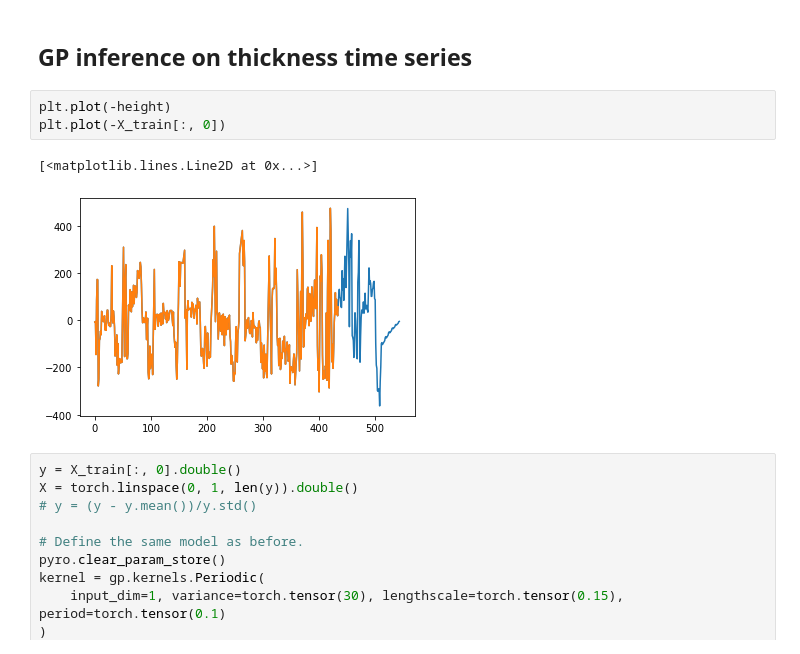
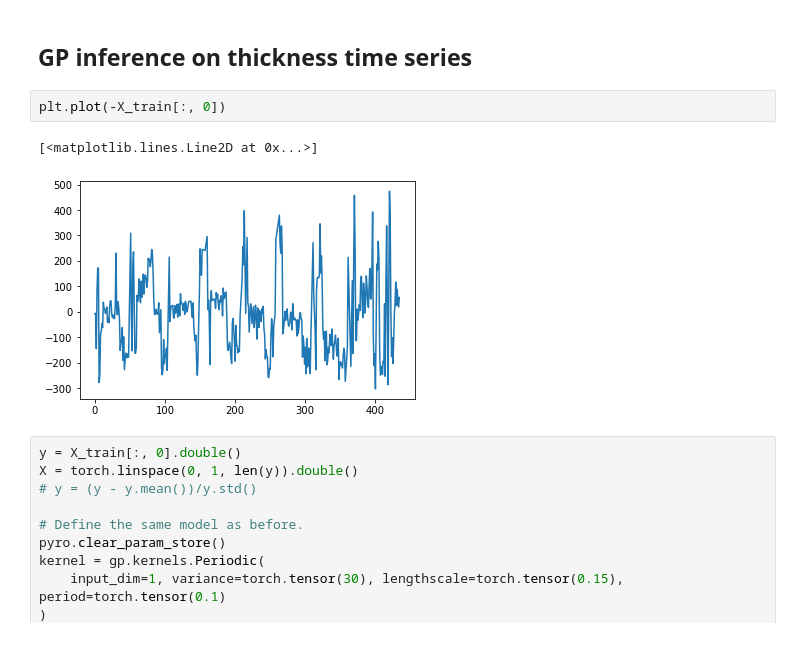
Before and after one commit to eyhl/premis, a Jupyter notebook: notebooks/chapter4.ipynb, the cells around one changed output. Cells and saved outputs as stored; diff of their text form.

Commit message:
final_model.pkl, ch4 and figures

```diff
--- a/notebooks/chapter4.ipynb
+++ b/notebooks/chapter4.ipynb
@@ -141,11 +141,10 @@ FFNN(
 # %% [markdown]
 ## GP inference on thickness time series
 # %%
-plt.plot(-height)
 plt.plot(-X_train[:, 0])
 # %% [output]
 [<matplotlib.lines.Line2D at 0x...>]
-[figure, old version]
+[figure, new version]
 # %%
 y = X_train[:, 0].double()
 X = torch.linspace(0, 1, len(y)).double()
```
Also changed, not shown: parts of 21 cells of this notebook, 8 other files.
